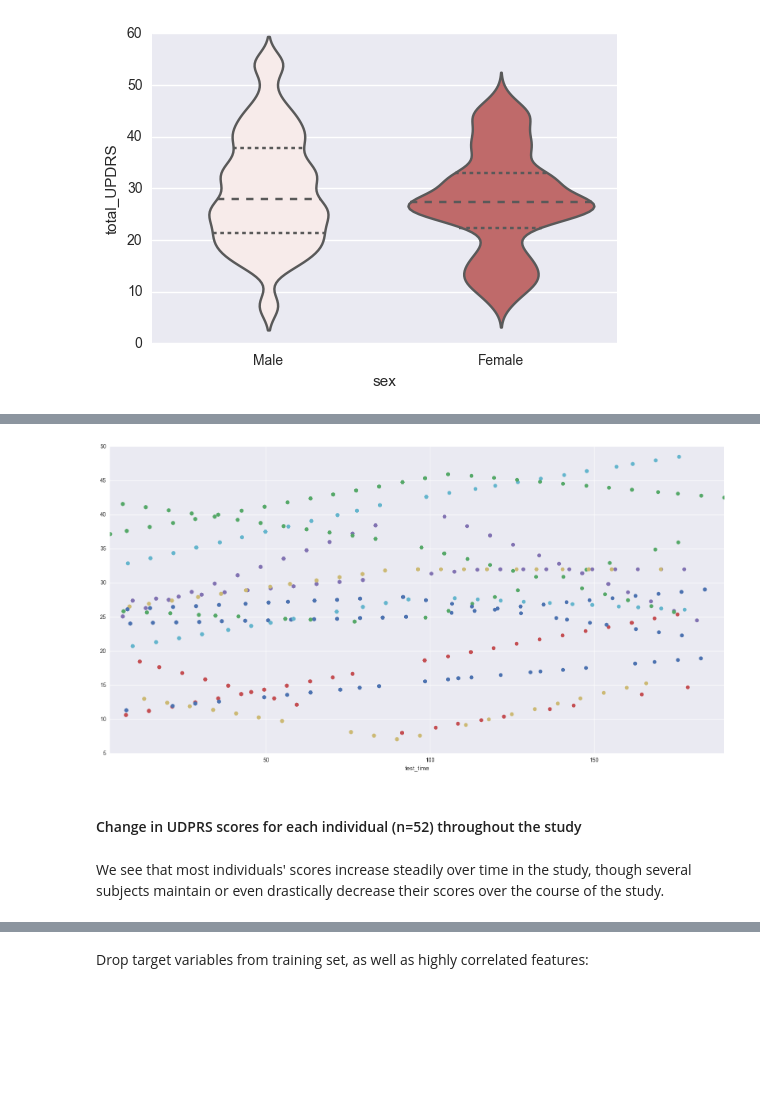
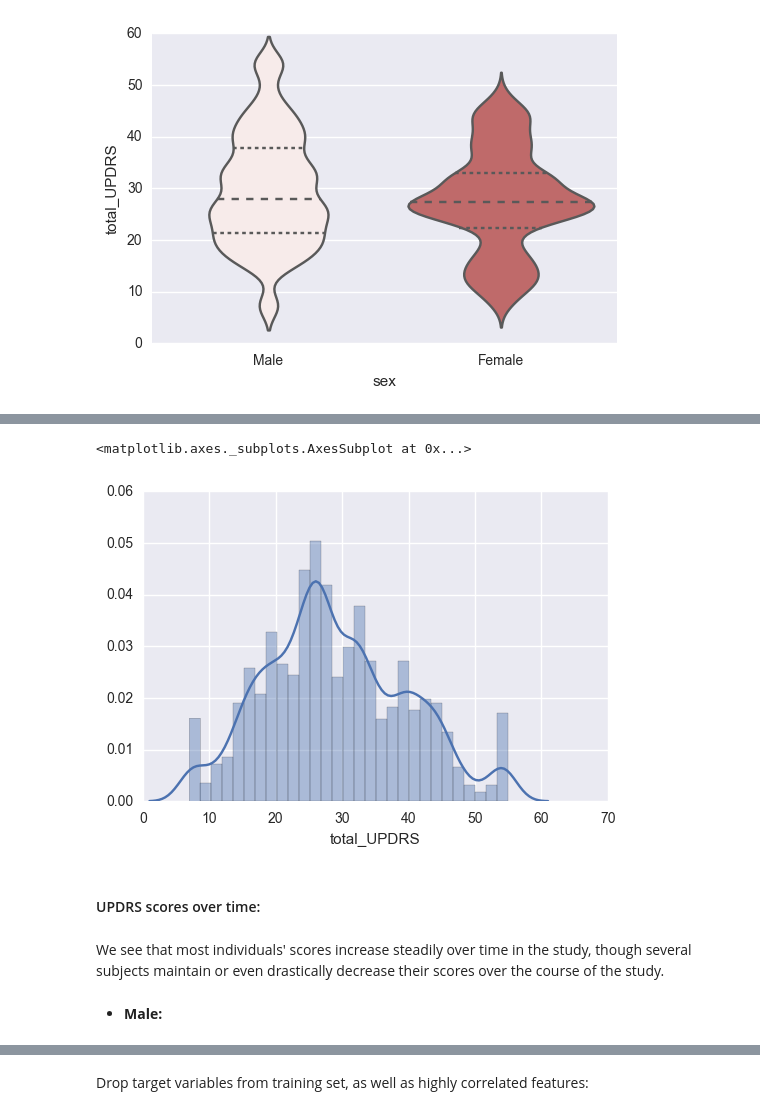
Before and after one commit to koelyl/Predict-Parkinsons, a Jupyter notebook: Parkinsons Prediction.ipynb, the cells around one changed output, grey strips where cells are left out. Drawn from its saved outputs; the diff is of its cells as text; code cells hidden in the pictures; blank space fills up the shorter version.

```diff
--- a/Parkinsons Prediction.ipynb
+++ b/Parkinsons Prediction.ipynb
@@ -160,11 +152,11 @@ ax.legend_.remove()
-# %%
-femaledf = df.loc[df['sex'] == 1]
-pivotedf = pd.pivot_table(femaledf, values=["total_UPDRS"], columns=['subject#'], index='test_time')
-ax = pivotedf.plot(figsize=(20, 10),marker='o')
-ax.legend_.remove()
-# %% [output]
-[figure, removed]
-# %% [markdown]
-#### Change in UDPRS scores for each individual (n=52) throughout the study
+# %%
+sns.distplot(df["total_UPDRS"])
+# %% [output]
+<matplotlib.axes._subplots.AxesSubplot at 0x...>
+[figure, added]
+# %% [markdown]
+#### UPDRS scores over time:
 # %% [markdown]
 We see that most individuals' scores increase steadily over time in the study, though several subjects maintain or even drastically decrease their scores over the course of the study.
+# %% [markdown]
+- **Male:**
```
Also changed, not shown: parts of 43 cells of this notebook.
